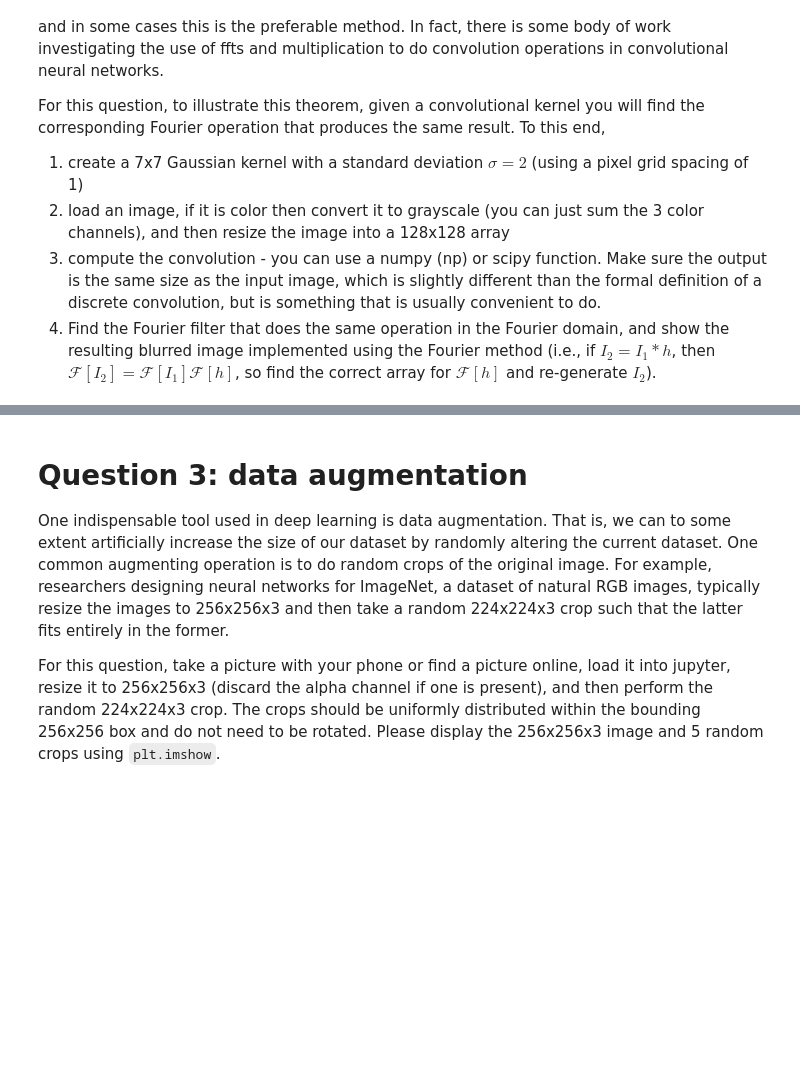
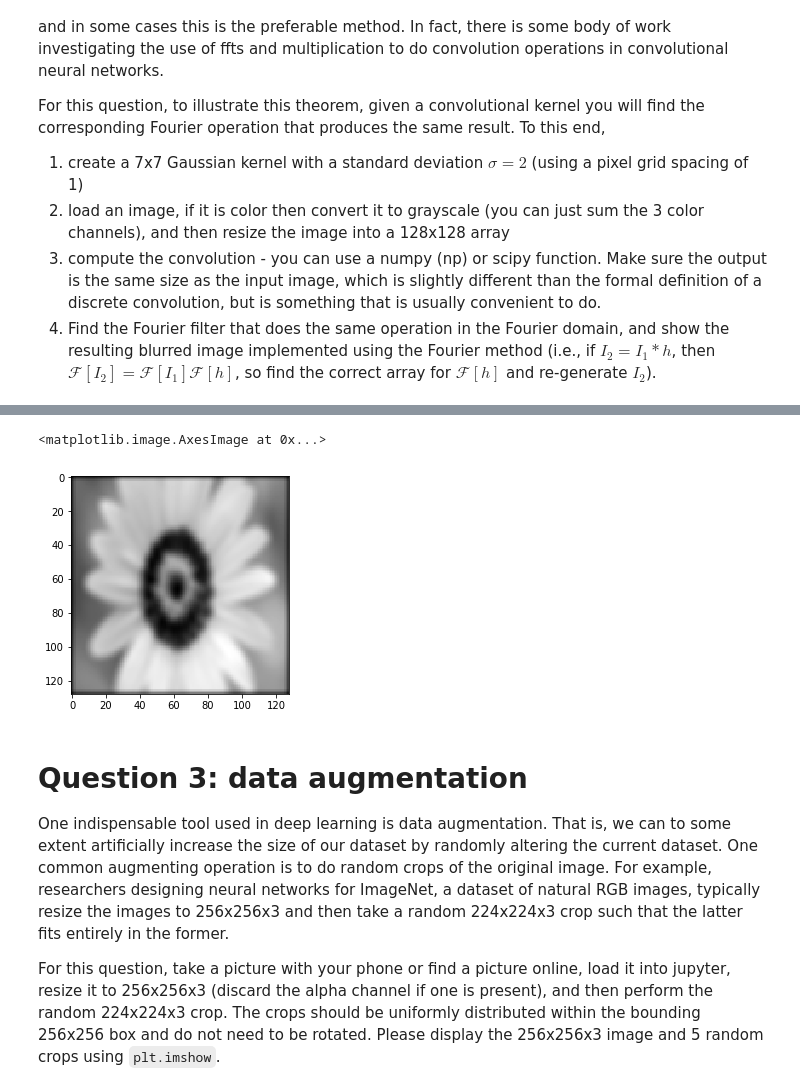
Before and after one commit to echelales/BME-590-Machine-Learning-in-Imaging, a Jupyter notebook: homework/homework_1/HW1.ipynb, the cells around one changed output, grey strips where cells are left out. Saved outputs shown, nothing was run; the diff lists cells and outputs as text; code cells hidden in the pictures; blank space fills up the shorter version.

```diff
--- a/homework/homework_1/HW1.ipynb
+++ b/homework/homework_1/HW1.ipynb
@@ -56,3 +186,14 @@ For this question, to illustrate this theorem, given a convolutional kernel you
+# %%
+F_output=np.fft.fftshift(np.fft.fftn(C))
+F_input=np.fft.fftshift(np.fft.fftn(I3))
+H=np.linalg.solve(F_input,F_output)
+F_I2=np.matmul(F_input,H)
+original=np.fft.fftshift(np.fft.fftshift(np.fft.ifftn(F_I2)))
+abs_original=abs(original)
+imshow(abs_original,cmap='gray')
+# %% [output]
+<matplotlib.image.AxesImage at 0x...>
+[figure, added]
 # %% [markdown]
 # Question 3: data augmentation
 One indispensable tool used in deep learning is data augmentation. That is, we can to some extent artificially increase the size of our dataset by randomly altering the current dataset. One common augmenting operation is to do random crops of the original image. For example, researchers designing neural networks for ImageNet, a dataset of natural RGB images, typically resize the images to 256x256x3 and then take a random 224x224x3 crop such that the latter fits entirely in the former.
```
Also changed, not shown: parts of 10 cells of this notebook, 1 other file.
